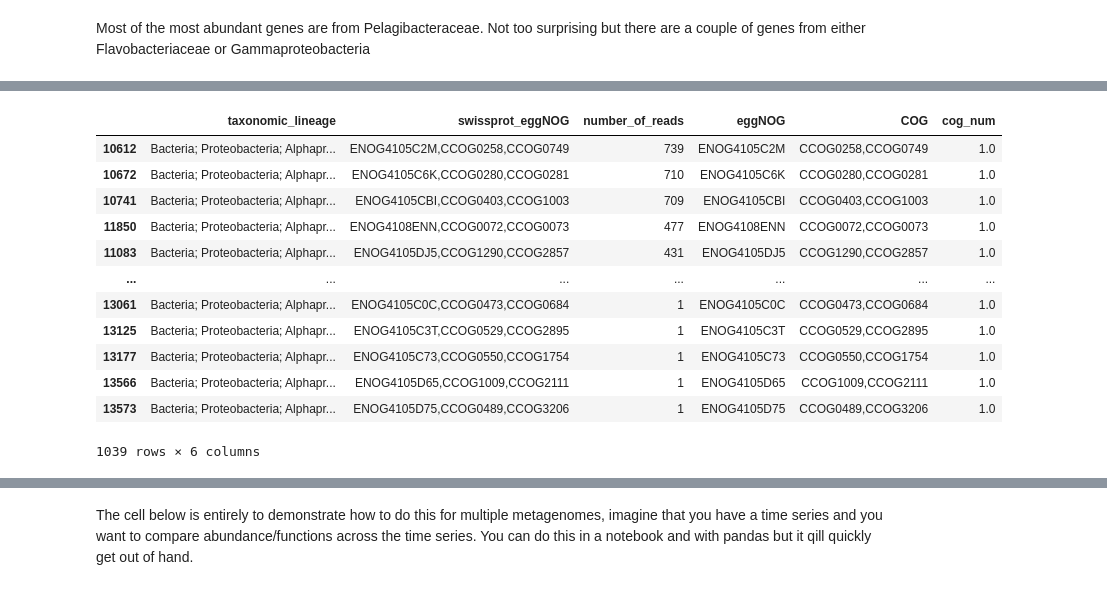
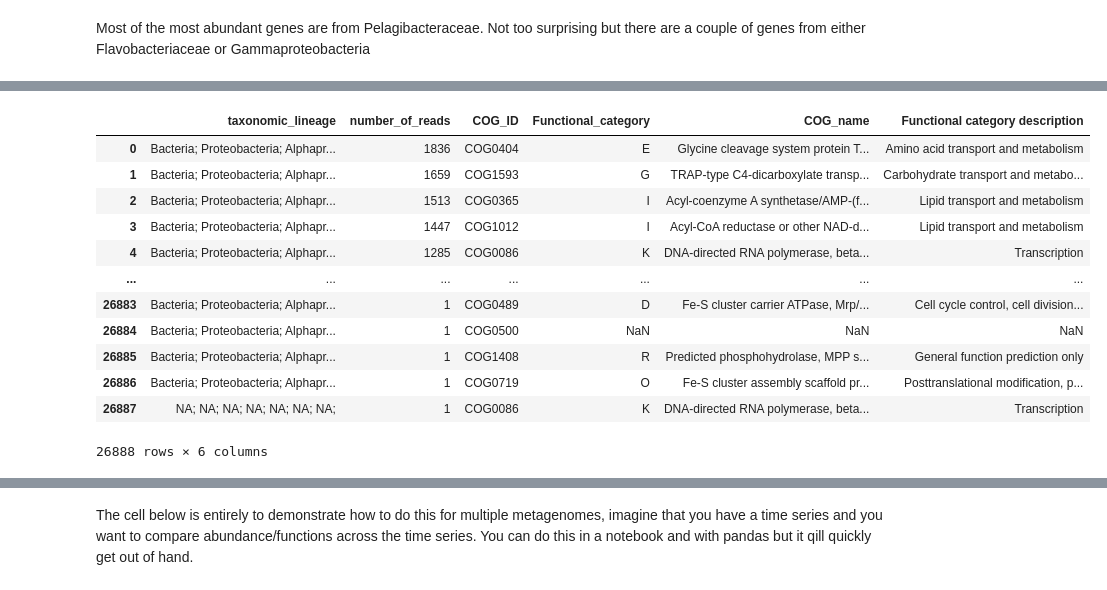
Before and after one commit to Bigelow-SCG-Course/Day3PM_GORG-classifier, a Jupyter notebook: Day3PM_GORG_classifier.ipynb, the cells around one changed output, grey strips where cells are left out. Saved outputs shown, nothing was run; the diff lists cells and outputs as text; code cells hidden in the pictures.

```diff
--- a/Day3PM_GORG_classifier.ipynb
+++ b/Day3PM_GORG_classifier.ipynb
@@ -269,4 +269,8 @@ Next steps
 # %%
+# I generated this file from the cog-20.def.csv file that is available for download on the COG website.
+# the major difference is that I eliminated COGs that are assigned to multiple functional categories
 COG_summary=pd.read_csv('/mnt/storage/lessons/Day3PM_GORG-classifier/cog-20_unambiguous.csv', index_col=0)
+# Only keep the columns that we are interested in.
+COG_summary=COG_summary[['COG_ID', 'Functional_category', 'COG_name', 'Functional category description']].copy()
 COG_summary
 # %% [output]
@@ -286,24 +290,32 @@ COG_summary
 # %%
 COG_df=data[data['status']=='C'].groupby(['taxonomic_lineage', 'swissprot_eggNOG'], as_index= False)['sequence_id'].count()
 
 COG_df=COG_df.rename(columns={'sequence_id':'number_of_reads'})
 COG_df.sort_values(['number_of_reads'], inplace=True, ascending=False)
-COG_df[['eggNOG', 'COG']]=COG_df['swissprot_eggNOG'].str.split(',', 1, expand=True)
 
-COG_df['cog_num']=COG_df['COG'].str.count(',').sort_values(ascending=False).sort_values(ascending=False)
+# split the eggNOG/COG column so that we can use the COG. There are several genes that have multiple COGs assigned to them.
+# For the purposes of this exercise we are just going tu use the first one as the correct one
+COG_df[['eggNOG', 'COG_ID', 'addl_COGs']]=COG_df['swissprot_eggNOG'].str.split(',', 2, expand=True)
 
-COG_df[COG_df['cog_num']>0]
+#for some reason eggNOG adds an extra "C" to the beginning of their COG designation so we need to remove that
+COG_df['COG_ID']=COG_df['COG_ID'].str[1:]
+
+#drop some of the extra columns
+COG_df=COG_df.drop(['swissprot_eggNOG', 'eggNOG', 'addl_COGs'], axis=1)
+
+COG_df=COG_df.merge(COG_summary, on='COG_ID', how='left')
+COG_df
 # %% [output]
-|  | taxonomic_lineage | swissprot_eggNOG | number_of_reads | eggNOG | COG | cog_num |
-| 10612 | Bacteria; Proteobacteria; Alphapr... | ENOG4105C2M,CCOG0258,CCOG0749 | 739 | ENOG4105C2M | CCOG0258,CCOG0749 | 1.0 |
-| 10672 | Bacteria; Proteobacteria; Alphapr... | ENOG4105C6K,CCOG0280,CCOG0281 | 710 | ENOG4105C6K | CCOG0280,CCOG0281 | 1.0 |
-| 10741 | Bacteria; Proteobacteria; Alphapr... | ENOG4105CBI,CCOG0403,CCOG1003 | 709 | ENOG4105CBI | CCOG0403,CCOG1003 | 1.0 |
-| 11850 | Bacteria; Proteobacteria; Alphapr... | ENOG4108ENN,CCOG0072,CCOG0073 | 477 | ENOG4108ENN | CCOG0072,CCOG0073 | 1.0 |
-| 11083 | Bacteria; Proteobacteria; Alphapr... | ENOG4105DJ5,CCOG1290,CCOG2857 | 431 | ENOG4105DJ5 | CCOG1290,CCOG2857 | 1.0 |
+|  | taxonomic_lineage | number_of_reads | COG_ID | Functional_category | COG_name | Functional category description |
+| 0 | Bacteria; Proteobacteria; Alphapr... | 1836 | COG0404 | E | Glycine cleavage system protein T... | Amino acid transport and metabolism |
+| 1 | Bacteria; Proteobacteria; Alphapr... | 1659 | COG1593 | G | TRAP-type C4-dicarboxylate transp... | Carbohydrate transport and metabo... |
+| 2 | Bacteria; Proteobacteria; Alphapr... | 1513 | COG0365 | I | Acyl-coenzyme A synthetase/AMP-(f... | Lipid transport and metabolism |
+| 3 | Bacteria; Proteobacteria; Alphapr... | 1447 | COG1012 | I | Acyl-CoA reductase or other NAD-d... | Lipid transport and metabolism |
+| 4 | Bacteria; Proteobacteria; Alphapr... | 1285 | COG0086 | K | DNA-directed RNA polymerase, beta... | Transcription |
 | ... | ... | ... | ... | ... | ... | ... |
-| 13061 | Bacteria; Proteobacteria; Alphapr... | ENOG4105C0C,CCOG0473,CCOG0684 | 1 | ENOG4105C0C | CCOG0473,CCOG0684 | 1.0 |
-| 13125 | Bacteria; Proteobacteria; Alphapr... | ENOG4105C3T,CCOG0529,CCOG2895 | 1 | ENOG4105C3T | CCOG0529,CCOG2895 | 1.0 |
-| 13177 | Bacteria; Proteobacteria; Alphapr... | ENOG4105C73,CCOG0550,CCOG1754 | 1 | ENOG4105C73 | CCOG0550,CCOG1754 | 1.0 |
-| 13566 | Bacteria; Proteobacteria; Alphapr... | ENOG4105D65,CCOG1009,CCOG2111 | 1 | ENOG4105D65 | CCOG1009,CCOG2111 | 1.0 |
-| 13573 | Bacteria; Proteobacteria; Alphapr... | ENOG4105D75,CCOG0489,CCOG3206 | 1 | ENOG4105D75 | CCOG0489,CCOG3206 | 1.0 |
+| 26883 | Bacteria; Proteobacteria; Alphapr... | 1 | COG0489 | D | Fe-S cluster carrier ATPase, Mrp/... | Cell cycle control, cell division... |
+| 26884 | Bacteria; Proteobacteria; Alphapr... | 1 | COG0500 | NaN | NaN | NaN |
+| 26885 | Bacteria; Proteobacteria; Alphapr... | 1 | COG1408 | R | Predicted phosphohydrolase, MPP s... | General function prediction only |
+| 26886 | Bacteria; Proteobacteria; Alphapr... | 1 | COG0719 | O | Fe-S cluster assembly scaffold pr... | Posttranslational modification, p... |
+| 26887 | NA; NA; NA; NA; NA; NA; NA; | 1 | COG0086 | K | DNA-directed RNA polymerase, beta... | Transcription |
-1039 rows × 6 columns
+26888 rows × 6 columns
```
Also changed, not shown: parts of 17 cells of this notebook, 1 other file.
